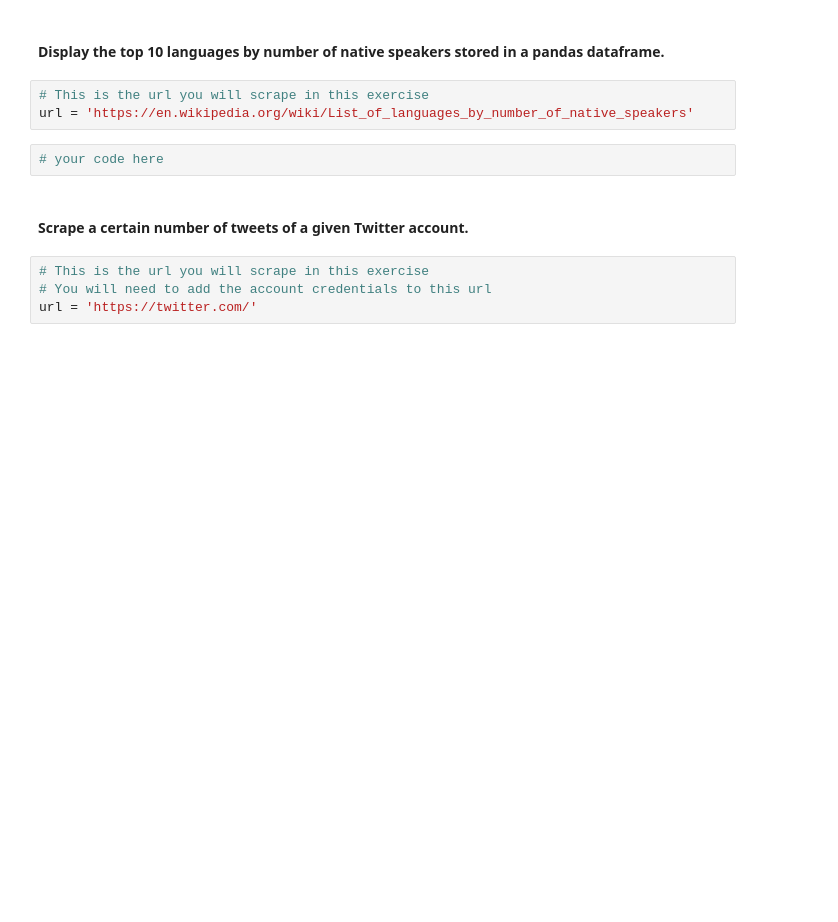
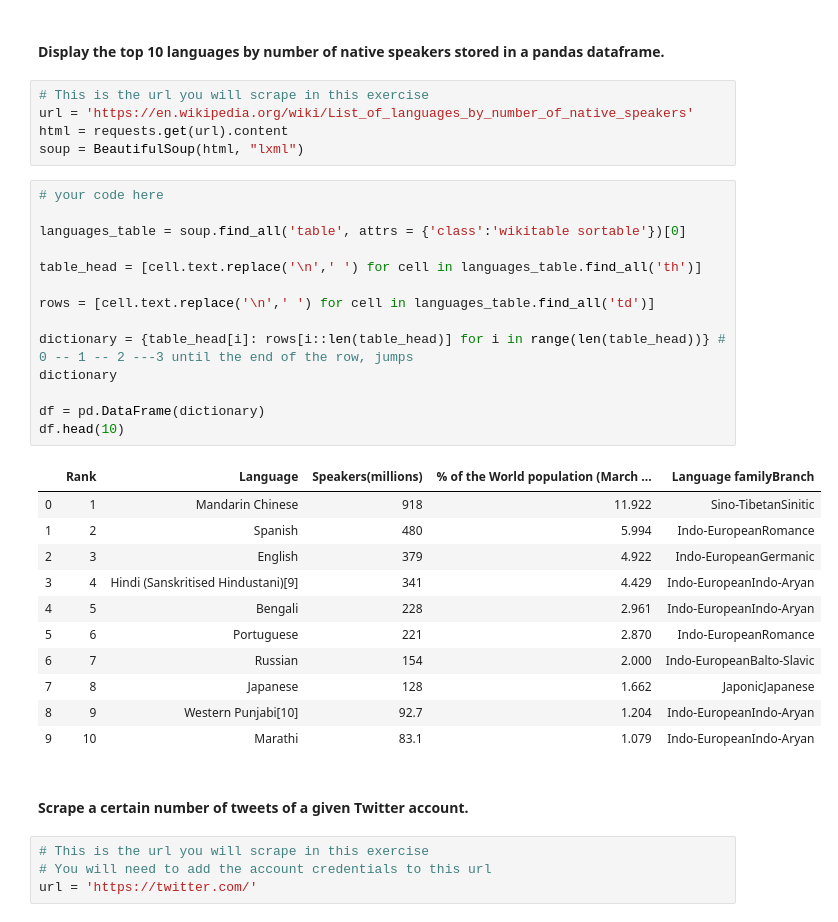
Before and after one commit to ta-data-lis/lab-web-scraping, a Jupyter notebook: your-code/main.ipynb, the cells around one changed output. Drawn from its saved outputs; the diff is of its cells as text; blank space fills up the shorter version.

```diff
--- a/your-code/main.ipynb
+++ b/your-code/main.ipynb
@@ -148,8 +406,34 @@ url = 'https://data.gov.uk/'
 # %%
 # This is the url you will scrape in this exercise
 url = 'https://en.wikipedia.org/wiki/List_of_languages_by_number_of_native_speakers'
+html = requests.get(url).content
+soup = BeautifulSoup(html, "lxml")
-# %%
-# your code here
+# %%
+# your code here
+
+languages_table = soup.find_all('table', attrs = {'class':'wikitable sortable'})[0]
+
+table_head = [cell.text.replace('\n',' ') for cell in languages_table.find_all('th')]
+
+rows = [cell.text.replace('\n',' ') for cell in languages_table.find_all('td')]
+
+dictionary = {table_head[i]: rows[i::len(table_head)] for i in range(len(table_head))} # 0 -- 1 -- 2 ---3 until the end of the row, jumps
+dictionary
+
+df = pd.DataFrame(dictionary)
+df.head(10)
+# %% [output]
+|  | Rank | Language | Speakers(millions) | % of the World population (March ... | Language familyBranch |
+| 0 | 1 | Mandarin Chinese | 918 | 11.922 | Sino-TibetanSinitic |
+| 1 | 2 | Spanish | 480 | 5.994 | Indo-EuropeanRomance |
+| 2 | 3 | English | 379 | 4.922 | Indo-EuropeanGermanic |
+| 3 | 4 | Hindi (Sanskritised Hindustani)[9] | 341 | 4.429 | Indo-EuropeanIndo-Aryan |
+| 4 | 5 | Bengali | 228 | 2.961 | Indo-EuropeanIndo-Aryan |
+| 5 | 6 | Portuguese | 221 | 2.870 | Indo-EuropeanRomance |
+| 6 | 7 | Russian | 154 | 2.000 | Indo-EuropeanBalto-Slavic |
+| 7 | 8 | Japanese | 128 | 1.662 | JaponicJapanese |
+| 8 | 9 | Western Punjabi[10] | 92.7 | 1.204 | Indo-EuropeanIndo-Aryan |
+| 9 | 10 | Marathi | 83.1 | 1.079 | Indo-EuropeanIndo-Aryan |
 # %% [markdown]
 #### Scrape a certain number of tweets of a given Twitter account.
 # %%
```
Also changed, not shown: parts of 65 cells of this notebook, 1 other file.
